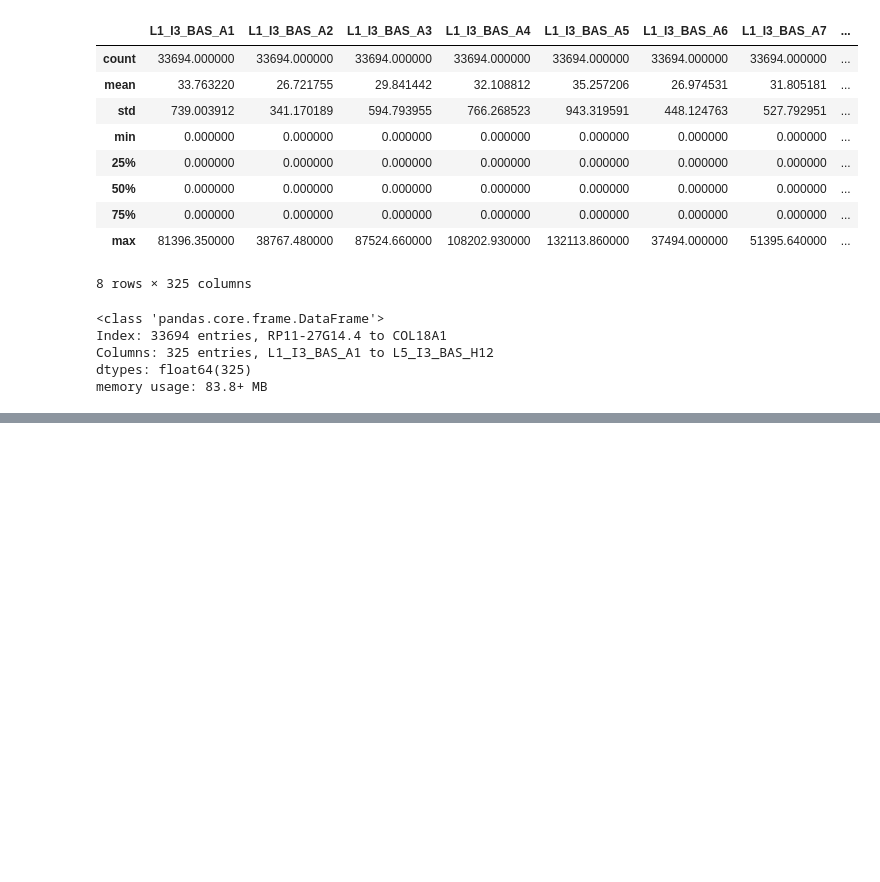
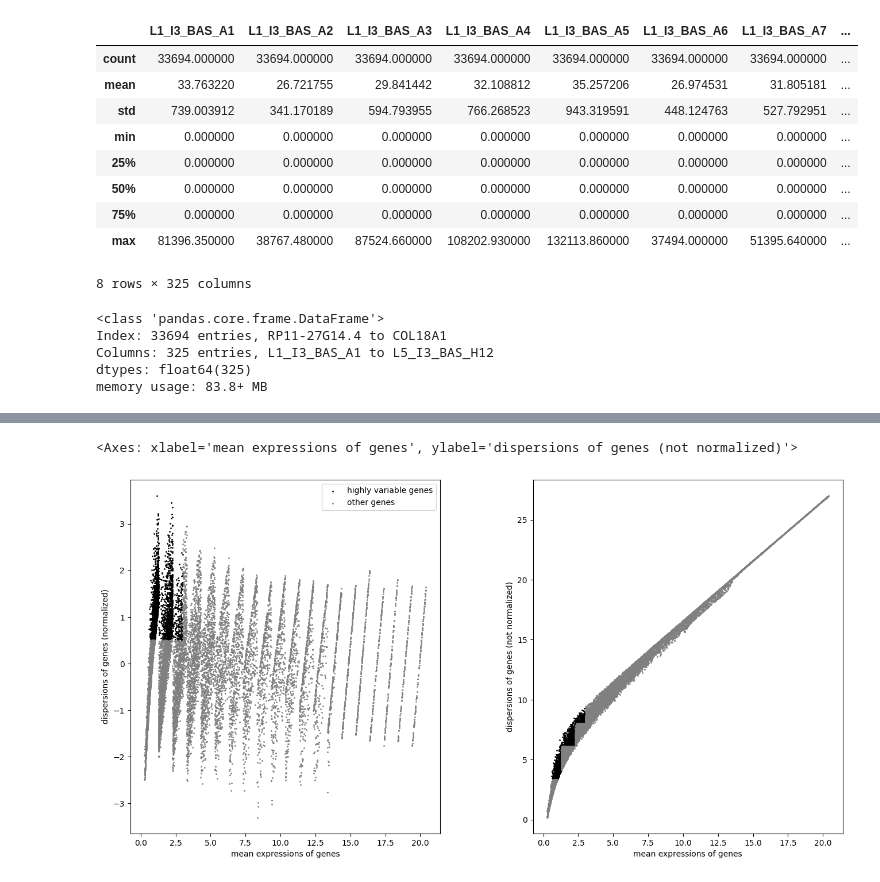
Before and after one commit to daphnetsolissou/scRNAseq-CellTypeClassifier-breast-epithelium, a Jupyter notebook: dataset1_exploration.ipynb, the cells around one changed output, grey strips where cells are left out. Saved outputs shown, nothing was run; the diff lists cells and outputs as text; code cells hidden in the pictures; blank space fills up the shorter version.

```diff
--- a/dataset1_exploration.ipynb
+++ b/dataset1_exploration.ipynb
@@ -120,0 +295,5 @@ memory usage: 83.8+ MB
+# %%
+sc.pl.highly_variable_genes(adata, show=False)
+# %% [output]
+<Axes: xlabel='mean expressions of genes', ylabel='dispersions of genes (not normalized)'>
+[figure, added]
```
Also changed, not shown: parts of 18 cells of this notebook.
